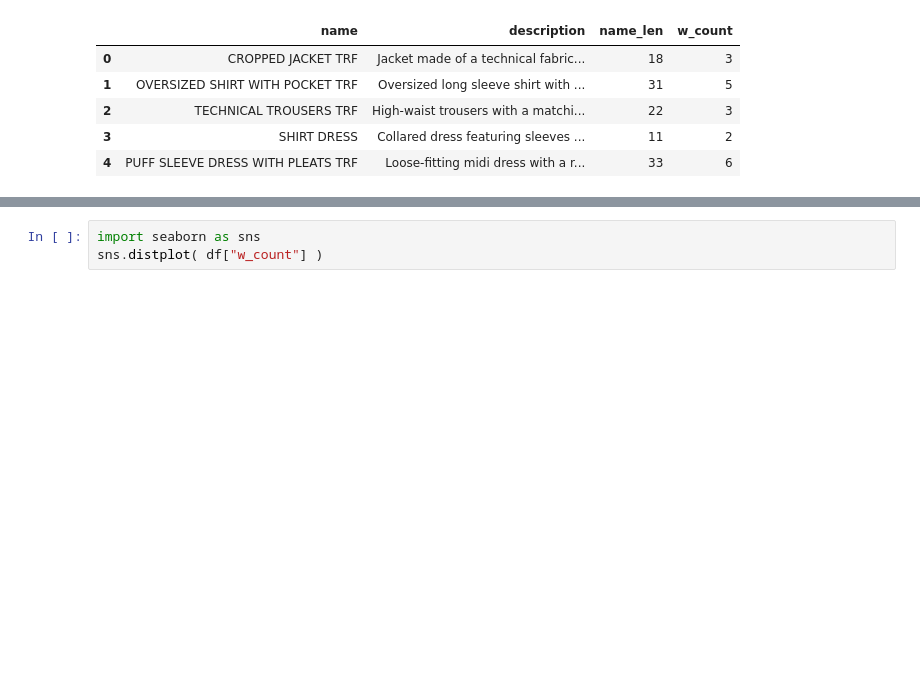
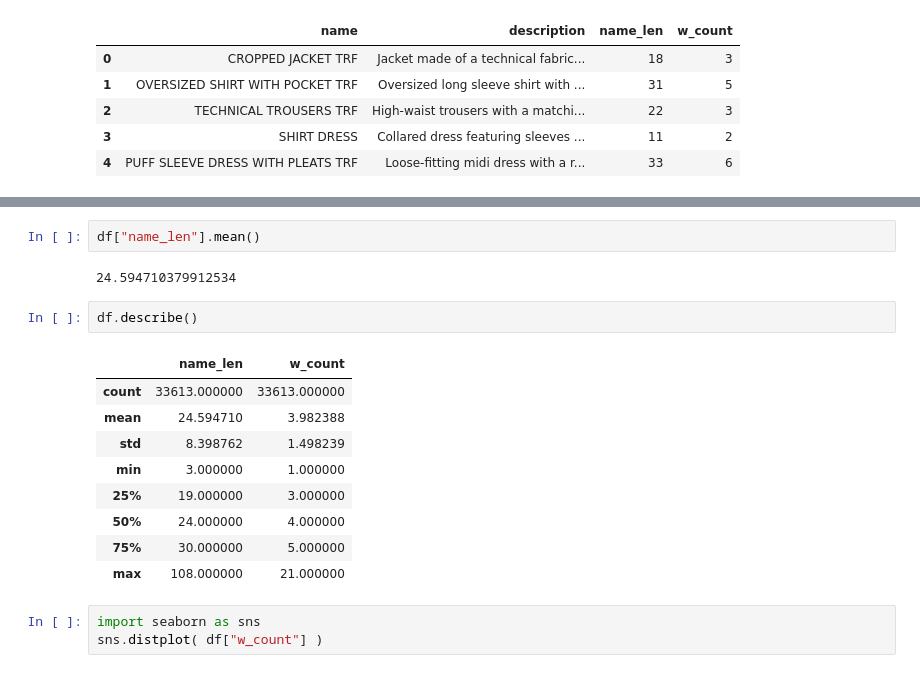
Before and after one commit to LukeKeywalker/spain-ai-nlp, a Jupyter notebook: notebooks/train_answers_analysis.ipynb, the cells around one changed output, grey strips where cells are left out. Drawn from its saved outputs; the diff is of its cells as text; blank space fills up the shorter version.

```diff
--- a/notebooks/train_answers_analysis.ipynb
+++ b/notebooks/train_answers_analysis.ipynb
@@ -84,3 +84,19 @@ sns.distplot( df["name_len"] )
+# %%
+df["name_len"].mean()
+# %% [output]
+24.594710379912534
+# %%
+df.describe()
+# %% [output]
+|  | name_len | w_count |
+| count | 33613.000000 | 33613.000000 |
+| mean | 24.594710 | 3.982388 |
+| std | 8.398762 | 1.498239 |
+| min | 3.000000 | 1.000000 |
+| 25% | 19.000000 | 3.000000 |
+| 50% | 24.000000 | 4.000000 |
+| 75% | 30.000000 | 5.000000 |
+| max | 108.000000 | 21.000000 |
 # %%
 import seaborn as sns
 sns.distplot( df["w_count"] )
```
Also changed, not shown: parts of 1 cell of this notebook, 1 other file.
